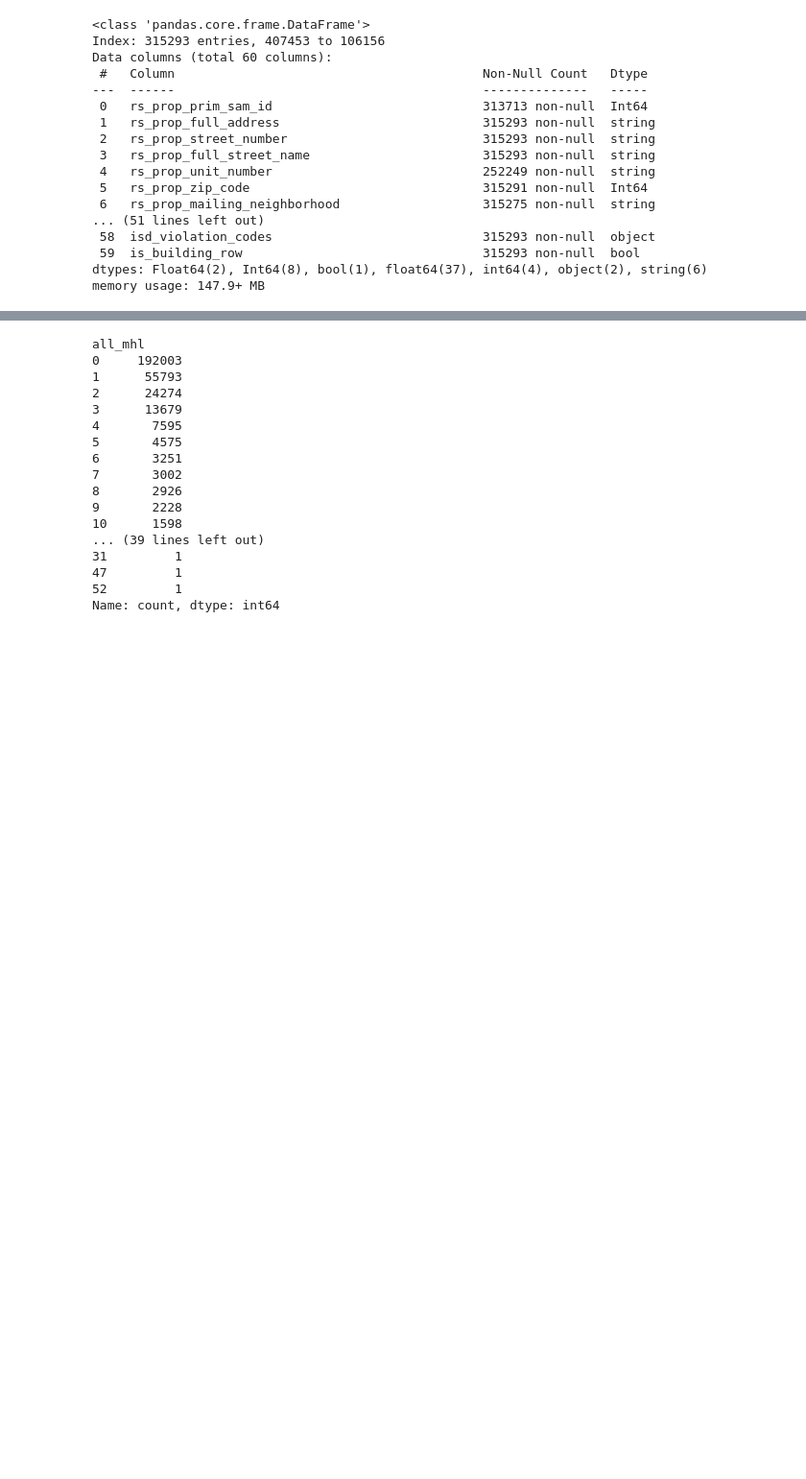
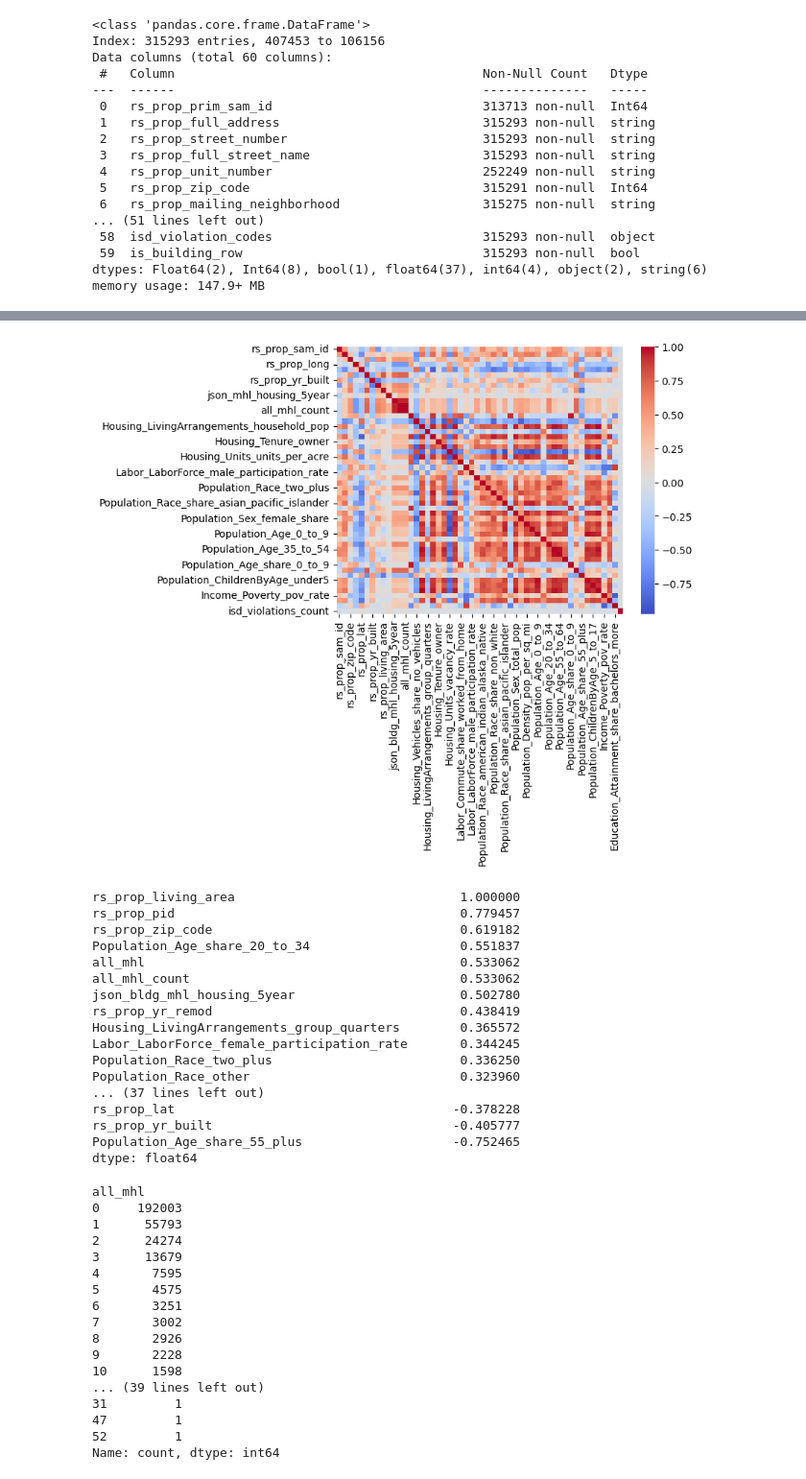
Before and after one commit to shohinis/rentsmart, a Jupyter notebook: preprocessing_real.ipynb, the cells around one changed output, grey strips where cells are left out. Shown at 96% size. Drawn from its saved outputs; the diff is of its cells as text; code cells hidden in the pictures; blank space fills up the shorter version.

```diff
--- a/preprocessing_real.ipynb
+++ b/preprocessing_real.ipynb
@@ -274,3 +341,34 @@ memory usage: 147.9+ MB
+# %%
+hugeprops = wo_prop_list[wo_prop_list["rs_prop_living_area"] > 500000]
+# %%
+
+corr_matrix = hugeprops.corr(numeric_only=True)
+
+# 2. Plot the heatmap
+sns.heatmap(corr_matrix, cmap='coolwarm')
+plt.show()
+
+top_pairs = corr_matrix.unstack().dropna().sort_values(ascending=False)
+top_pairs.loc["rs_prop_living_area"]
+# %% [output]
+[figure, added]
+rs_prop_living_area                              1.000000
+rs_prop_pid                                      0.779457
+rs_prop_zip_code                                 0.619182
+Population_Age_share_20_to_34                    0.551837
+all_mhl                                          0.533062
+all_mhl_count                                    0.533062
+json_bldg_mhl_housing_5year                      0.502780
+rs_prop_yr_remod                                 0.438419
+Housing_LivingArrangements_group_quarters        0.365572
+Labor_LaborForce_female_participation_rate       0.344245
+Population_Race_two_plus                         0.336250
+Population_Race_other                            0.323960
+... (37 lines left out)
+rs_prop_lat                                     -0.378228
+rs_prop_yr_built                                -0.405777
+Population_Age_share_55_plus                    -0.752465
+dtype: float64
 # %%
 wo_prop_list.all_mhl.value_counts()
 # %% [output]
```
Also changed, not shown: parts of 4 cells of this notebook, 1 other file.
